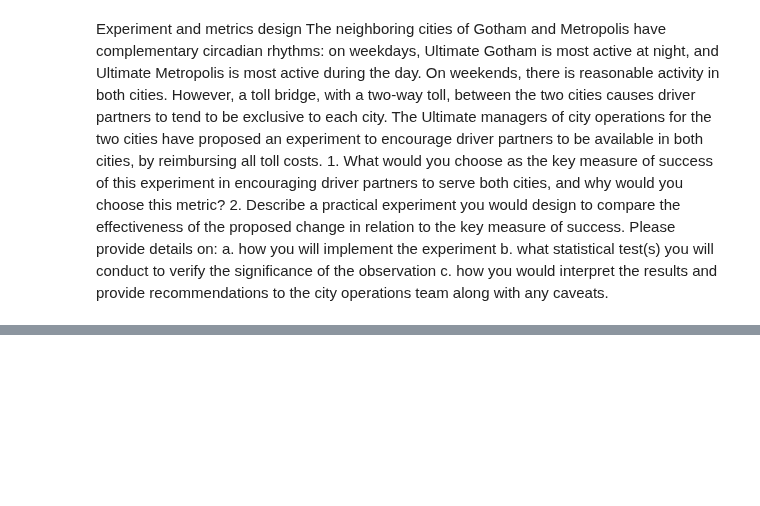
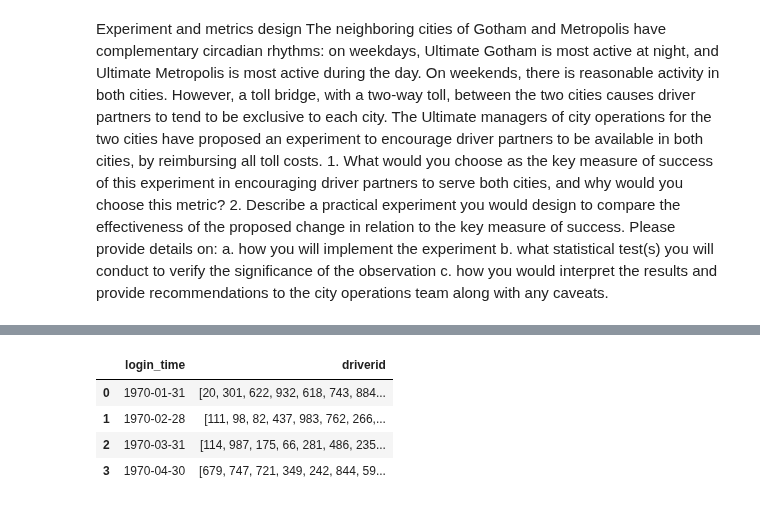
Before and after one commit to yoyo6022/Springboard-hands-on-project, a Jupyter notebook: ultimate_challenge/Ultimate_Challenge.ipynb, the cells around one changed output, grey strips where cells are left out. Cells and saved outputs as stored; diff of their text form; code cells hidden in the pictures; blank space fills up the shorter version.

```diff
--- a/ultimate_challenge/Ultimate_Challenge.ipynb
+++ b/ultimate_challenge/Ultimate_Challenge.ipynb
@@ -449,0 +488,11 @@ Answer:
+# %%
+# get all unique driverid in city Gotham by month
+dftest = dftest.resample('M')['driverid'].unique().reset_index()
+# %%
+dftest.head()
+# %% [output]
+|  | login_time | driverid |
+| 0 | 1970-01-31 | [20, 301, 622, 932, 618, 743, 884... |
+| 1 | 1970-02-28 | [111, 98, 82, 437, 983, 762, 266,... |
+| 2 | 1970-03-31 | [114, 987, 175, 66, 281, 486, 235... |
+| 3 | 1970-04-30 | [679, 747, 721, 349, 242, 844, 59... |
```
Also changed, not shown: parts of 44 cells of this notebook.
